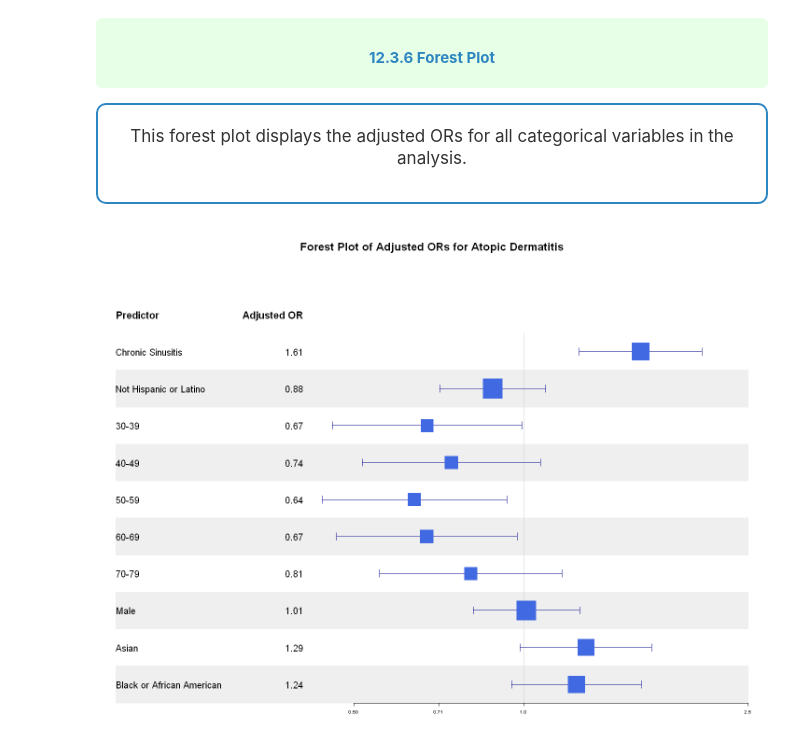
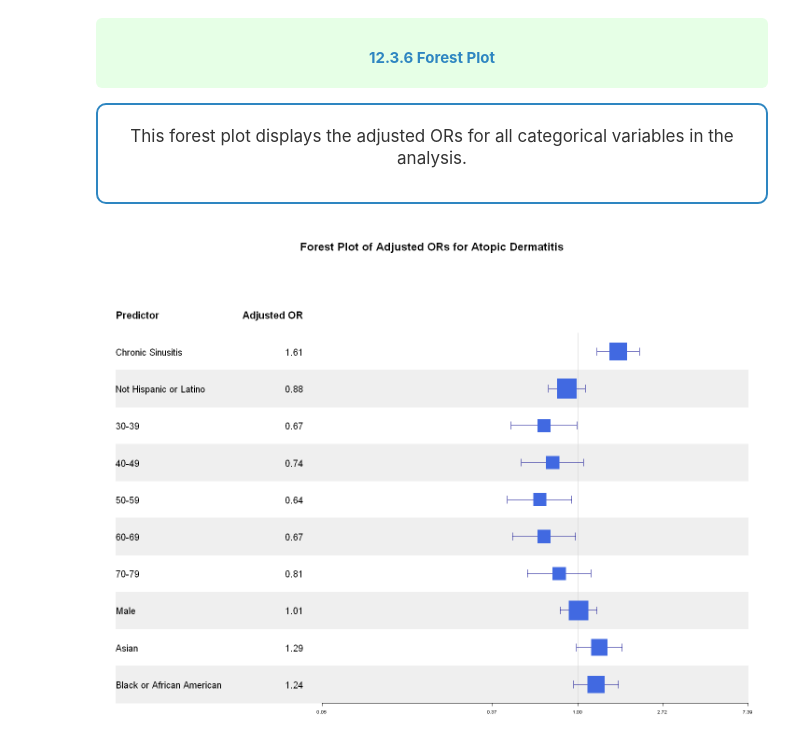
Before and after one commit to AlexisCenname/HSLSCodeTemplates, a Jupyter notebook: R-Association-SyntheticData.ipynb, the cells around one changed output. Saved outputs shown, nothing was run; the diff lists cells and outputs as text; code cells hidden in the pictures.

```diff
--- a/R-Association-SyntheticData.ipynb
+++ b/R-Association-SyntheticData.ipynb
@@ -1188,20 +1188,22 @@ forest_table <- forest_table %>% slice(-1) # get rid of intercept OR
 # %%
 # Set the figure size (width and height) in inches
 options(
   repr.plot.width = 12,   # Width
   repr.plot.height = 9  # Height
 )
 
 
 forest_table %>%
   forestplot(labeltext = c(Predictor, OR),
-             clip = c(0.1, 7.5),
+             clip = c(0.001, 10),
              vertices = TRUE,
+             xlog=TRUE,
+             xticks = log10(c(.001, 0.1, 1, 10, 100)),
              title = paste("Forest Plot of Adjusted ORs for", condition_1_name)) %>%
   fp_set_style(box = "royalblue",
                line = "darkblue",
                summary = "royalblue") %>%
   fp_add_header(Predictor = c("", "Predictor"), OR = c("","Adjusted OR")) %>%
   fp_set_zebra_style("#EFEFEF")
 # %% [output]
-[figure, old version]
+[figure, new version]
```
Also changed, not shown: 1 other file.
